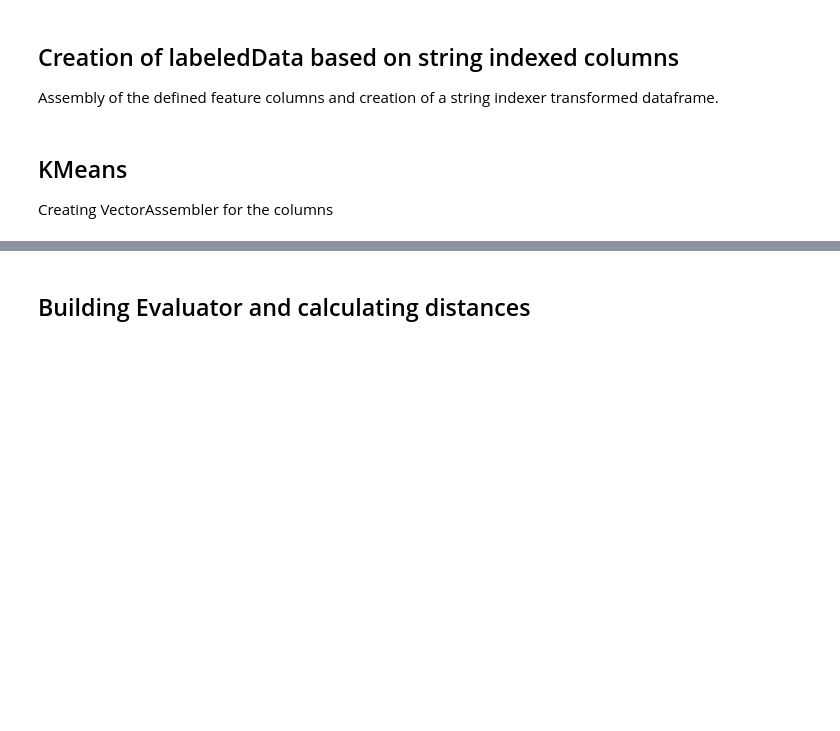
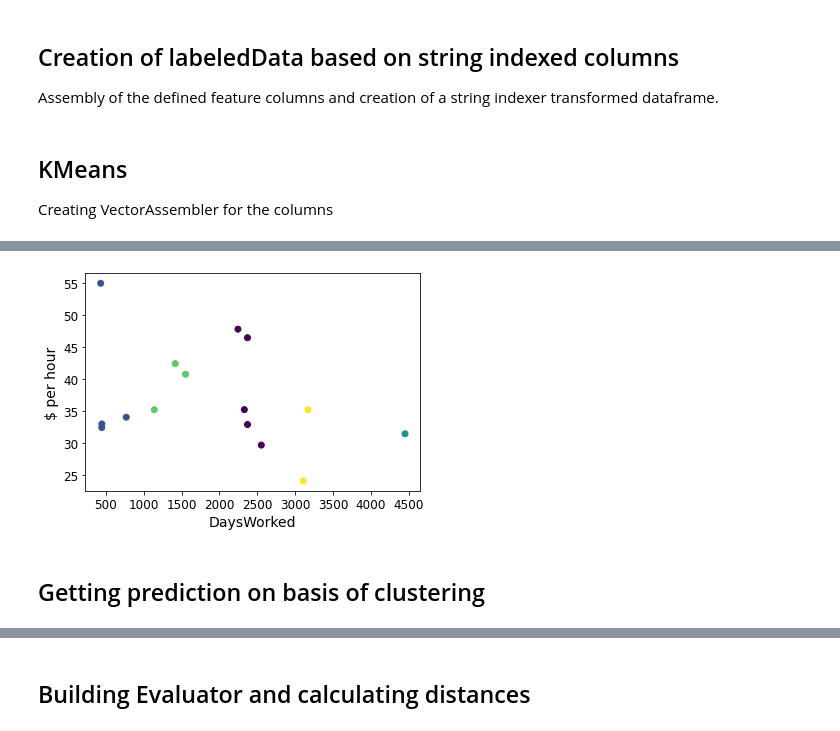
Before and after one commit to dkirste/datascience2020, a Jupyter notebook: datascience-sturm/human_resources.ipynb, the cells around one changed output, grey strips where cells are left out. Saved outputs shown, nothing was run; the diff lists cells and outputs as text; code cells hidden in the pictures; blank space fills up the shorter version.

```diff
--- a/datascience-sturm/human_resources.ipynb
+++ b/datascience-sturm/human_resources.ipynb
@@ -282,4 +319,0 @@ new_df = vecAssembler.transform(df)
-# %%
-kmeans = KMeans(k=5, seed=1337)  # 2 clusters here
-model = kmeans.fit(new_df.select('features'))
-transformed = model.transform(new_df)
@@ -288,7 +320,13 @@ transformed = model.transform(new_df)
 # %%
-pddf_pred = transformed.toPandas().set_index('EmpID')
+evaluate_model = model.transform(test)
+
+pddf_pred = evaluate_model.toPandas().set_index('EmpID')
 pddf_pred.head()
 scatter = plt.scatter(pddf_pred.DaysWorked, pddf_pred.PayRate, c=pddf_pred.prediction)
 plt.xlabel("DaysWorked")
 plt.ylabel("$ per hour")
 plt.show()
+# %% [output]
+[figure, added]
+# %% [markdown]
+## Getting prediction on basis of clustering ##
```
Also changed, not shown: parts of 16 cells of this notebook.
